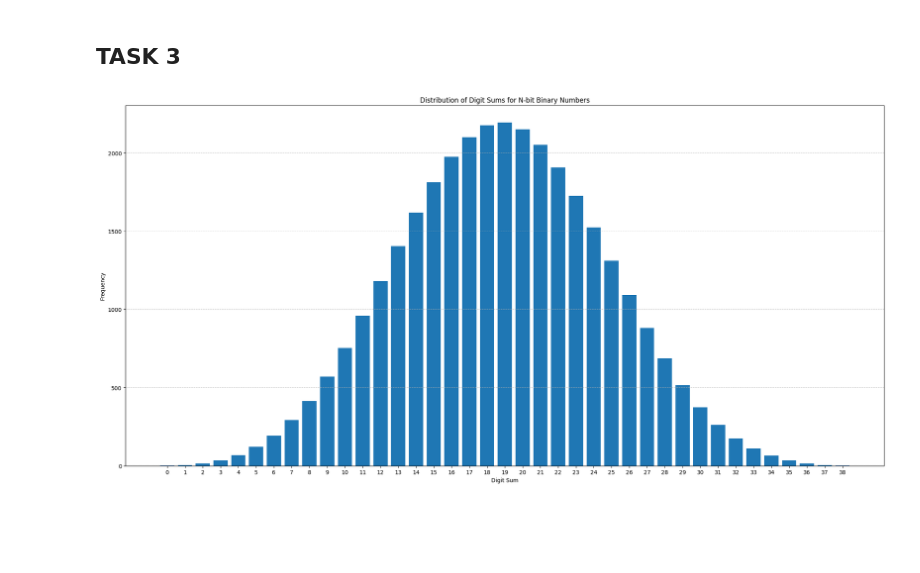
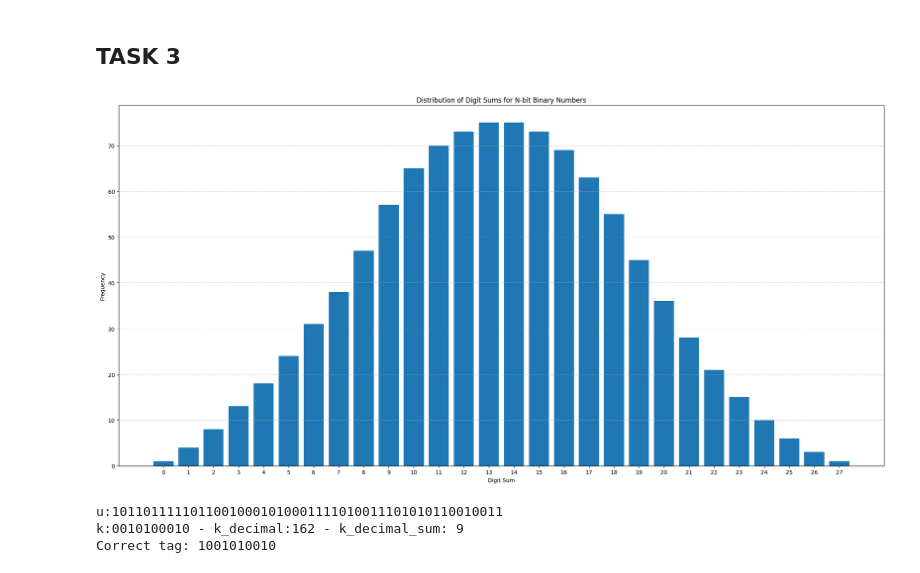
Before and after one commit to cibecs/lab-infosec, a Jupyter notebook: lab3/Lab3_info_sec.ipynb, the cells around one changed output. Drawn from its saved outputs; the diff is of its cells as text; code cells hidden in the pictures; blank space fills up the shorter version.

```diff
--- a/lab3/Lab3_info_sec.ipynb
+++ b/lab3/Lab3_info_sec.ipynb
@@ -191,32 +188,32 @@ def compute_digit_sums(N):
 
     max_val = 2 ** N
     digit_sums = []
     for i in range(max_val):
         base10_digits = str(i)
         digit_sum = sum(int(d) for d in base10_digits)
         digit_sums.append(digit_sum)
     return digit_sums
 
 def plot_distribution(digit_sums):
     counts = Counter(digit_sums)
     x = sorted(counts.keys())
     y = [counts[val] for val in x]
 
     plt.figure(figsize=(20,10))
     plt.bar(x, y)
     plt.xlabel("Digit Sum")
     plt.ylabel("Frequency")
     plt.title("Distribution of Digit Sums for N-bit Binary Numbers")
     plt.xticks(x)  # Ensure all x-axis labels are shown
     plt.grid(True, axis='y', linestyle='--', alpha=0.7)
     plt.tight_layout()
     plt.show()
 
 
 # Example usage
 if __name__ == "__main__":
-    N = 15  # change as needed
+    N = 10  # change as needed
     digit_sums = compute_digit_sums(N)
     plot_distribution(digit_sums)
 # %% [output]
-[figure, old version]
+[figure, new version]
@@ -226,3 +220,16 @@ K = 10
+# %%
+M = 50
+K = 10
+k = ''.join(random.choice(['0', '1']) for _ in range(K))
+u = ''.join(random.choice(['0', '1']) for _ in range(M))
+
+print(f"u:{u}")
+print(f"k:{k} - k_decimal:{int(k,2)} - k_decimal_sum: {sum_digits(int(k,2))}")
+print(f"Correct tag: {generate_tag(u,k)}")
+# %% [output]
+u:10110111110110010001010001111010011101010110010011
+k:0010100010 - k_decimal:162 - k_decimal_sum: 9
+Correct tag: 1001010010
 # %%
 def find_maximum(K):
     n = 2 ** K
```
Also changed, not shown: parts of 8 cells of this notebook.
